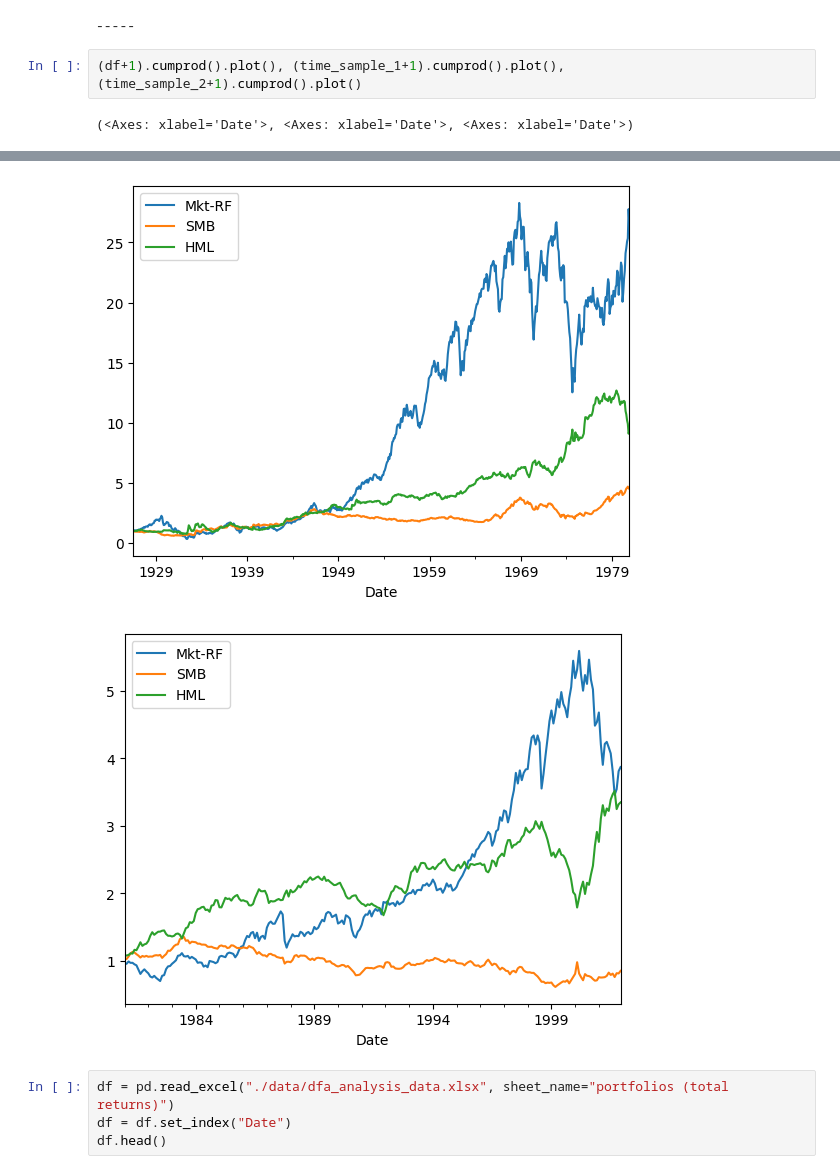
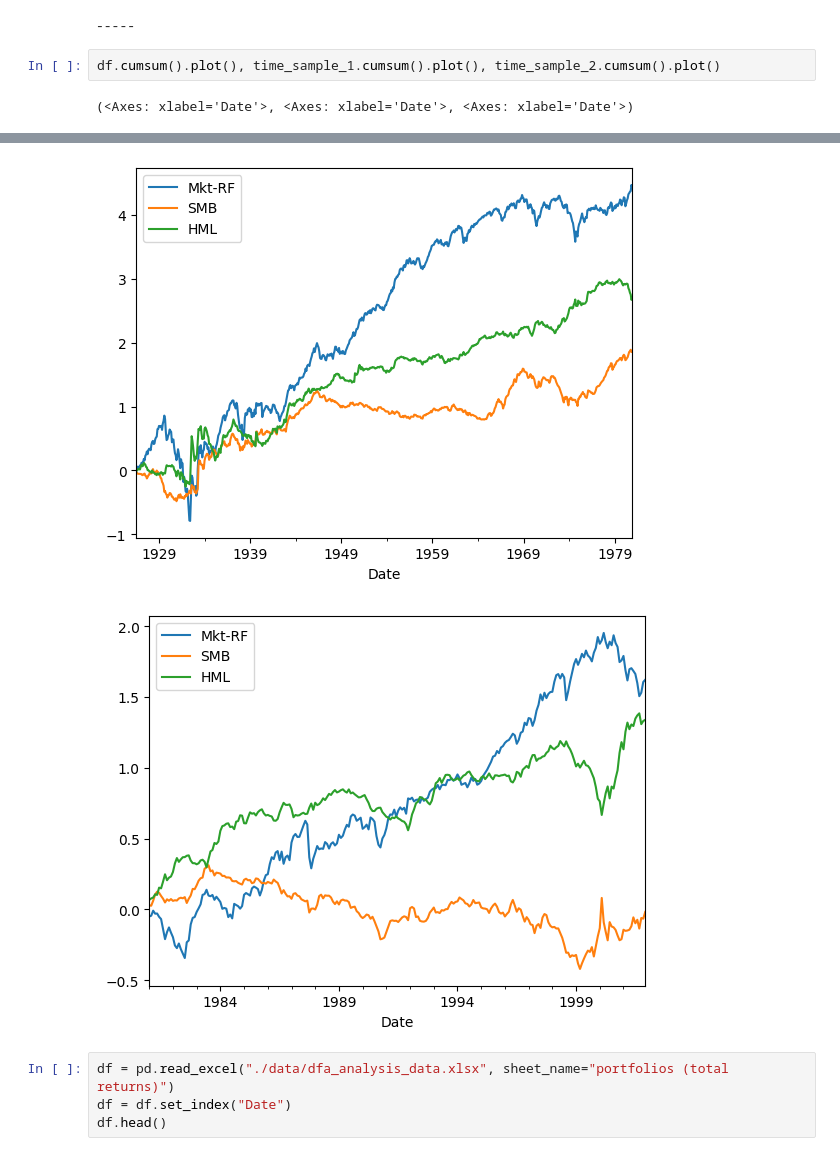
Before and after one commit to ccwhgetgit/finm-portfolio-2024, a Jupyter notebook: homework/hw4.ipynb, the cells around one changed output, grey strips where cells are left out. Drawn from its saved outputs; the diff is of its cells as text.

```diff
--- a/homework/hw4.ipynb
+++ b/homework/hw4.ipynb
@@ -135,6 +128,6 @@ None
 [figure]
 -----
 # %%
-(df+1).cumprod().plot(), (time_sample_1+1).cumprod().plot(), (time_sample_2+1).cumprod().plot()
+df.cumsum().plot(), time_sample_1.cumsum().plot(), time_sample_2.cumsum().plot()
 # %% [output]
 (<Axes: xlabel='Date'>, <Axes: xlabel='Date'>, <Axes: xlabel='Date'>)
@@ -142,5 +135,5 @@ None
-[figure, old version]
+[figure, new version]
-[figure, old version]
+[figure, new version]
 # %%
 df = pd.read_excel("./data/dfa_analysis_data.xlsx", sheet_name="portfolios (total returns)")
 df = df.set_index("Date")
```
Also changed, not shown: parts of 24 cells of this notebook, 4 other files.
